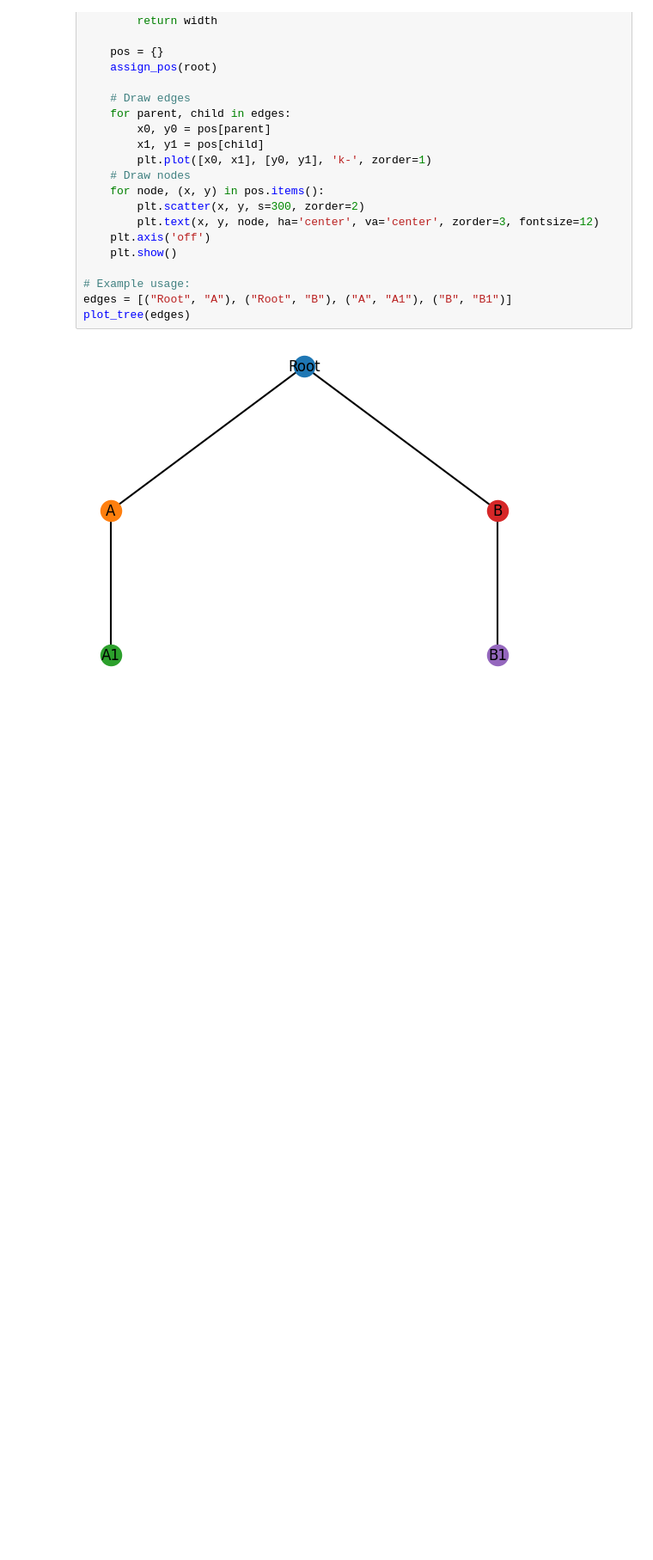
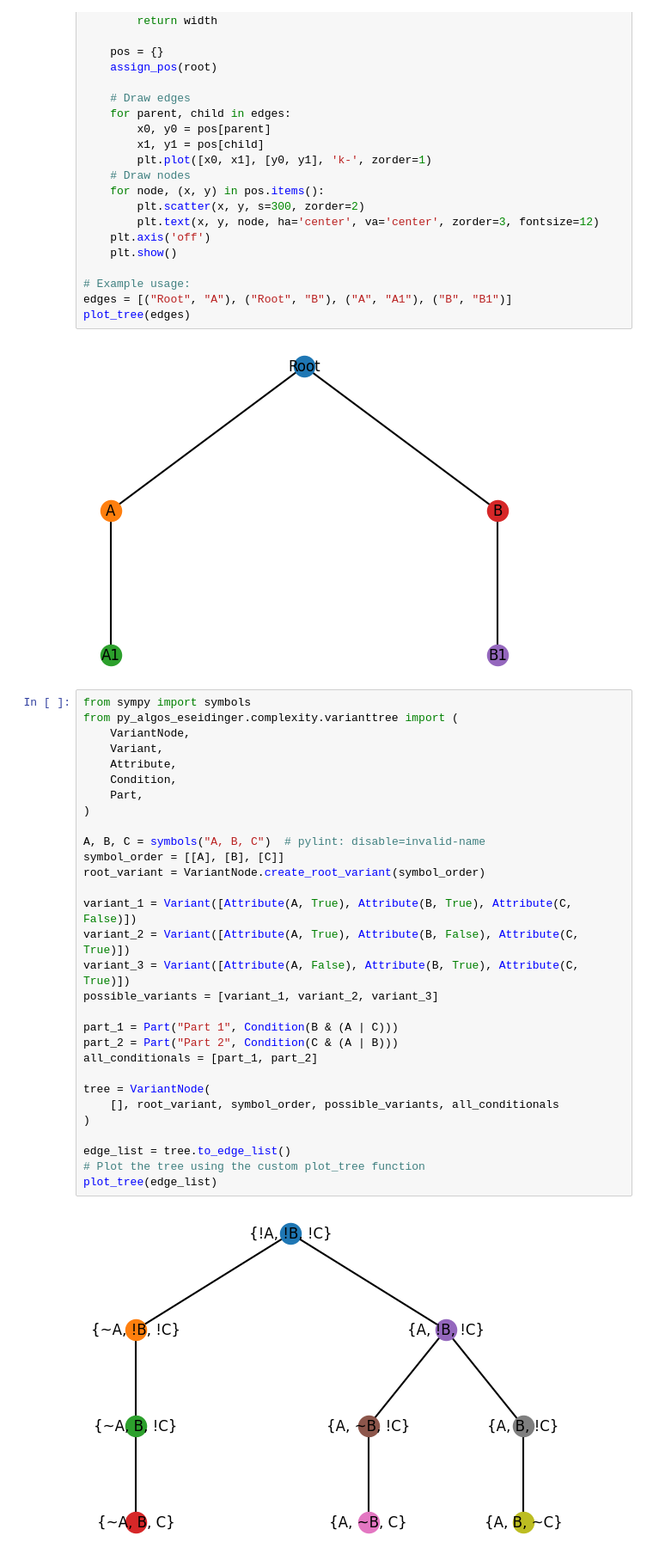
Before and after one commit to eseidinger/algos-apps, a Jupyter notebook: py_algos/notebooks/complexity.ipynb, the cells around one changed output. Shown at 86% size. Drawn from its saved outputs; the diff is of its cells as text; blank space fills up the shorter version.

Commit message:
change variant string, add edge list conversion

```diff
--- a/py_algos/notebooks/complexity.ipynb
+++ b/py_algos/notebooks/complexity.ipynb
@@ -66,3 +66,35 @@ edges = [("Root", "A"), ("Root", "B"), ("A", "A1"), ("B", "B1")]
 plot_tree(edges)
 # %% [output]
 [figure]
+# %%
+from sympy import symbols
+from py_algos_eseidinger.complexity.varianttree import (
+    VariantNode,
+    Variant,
+    Attribute,
+    Condition,
+    Part,
+)
+
+A, B, C = symbols("A, B, C")  # pylint: disable=invalid-name
+symbol_order = [[A], [B], [C]]
+root_variant = VariantNode.create_root_variant(symbol_order)
+
+variant_1 = Variant([Attribute(A, True), Attribute(B, True), Attribute(C, False)])
+variant_2 = Variant([Attribute(A, True), Attribute(B, False), Attribute(C, True)])
+variant_3 = Variant([Attribute(A, False), Attribute(B, True), Attribute(C, True)])
+possible_variants = [variant_1, variant_2, variant_3]
+
+part_1 = Part("Part 1", Condition(B & (A | C)))
+part_2 = Part("Part 2", Condition(C & (A | B)))
+all_conditionals = [part_1, part_2]
+
+tree = VariantNode(
+    [], root_variant, symbol_order, possible_variants, all_conditionals
+)
+
+edge_list = tree.to_edge_list()
+# Plot the tree using the custom plot_tree function
+plot_tree(edge_list)
+# %% [output]
+[figure, added]
```
Also changed, not shown: 2 other files.
